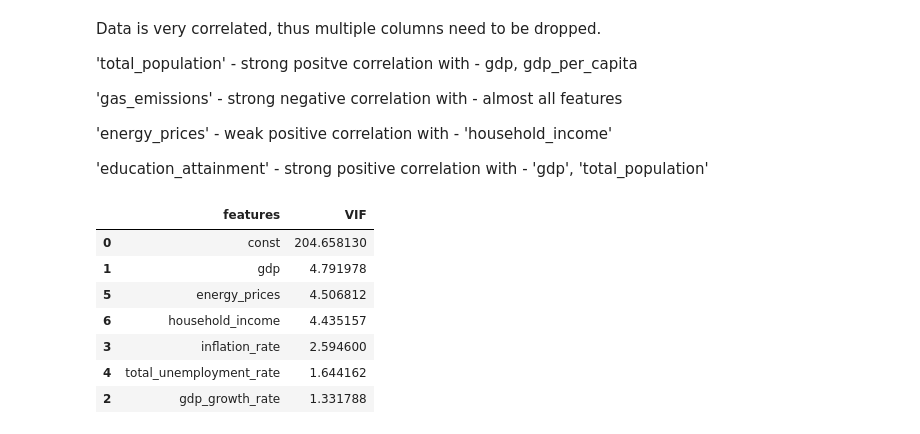
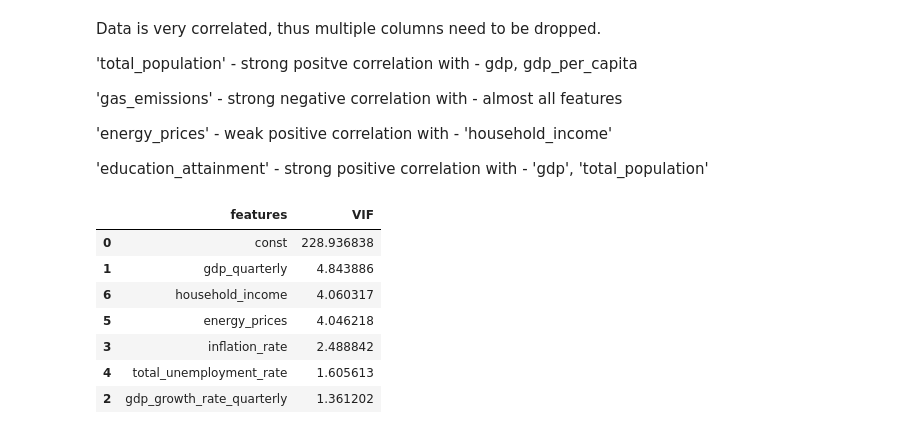
Before and after one commit to Grena30/Exploratory-Data-Analysis, a Jupyter notebook: EDA/analysis.ipynb, the cells around one changed output. Drawn from its saved outputs; the diff is of its cells as text; code cells hidden in the pictures.

```diff
--- a/EDA/analysis.ipynb
+++ b/EDA/analysis.ipynb
@@ -40,11 +35,13 @@ pd.set_option('display.max_colwidth', 100)
 ### Utils
 # %%
 agg_dict_yearly = {
+    'gdp_quarterly': 'sum',
     'gdp': 'first',
     'inflation_rate_annual': 'first',
     'education_attainment': 'first',
     'gdp_per_capita': 'first',
     'gdp_growth_rate': 'first',
+    'gdp_growth_rate_quarterly':'mean',
     'price_index': 'last',                  # take last month of year
     'energy_prices': 'mean',                # average if multiple months
     'gas_emissions': 'first',
@@ -66,7 +63,6 @@ agg_dict_yearly = {
 }
 
 drop_list_yearly = [
-    'gdp_quarterly',
     'inflation_rate_monthly_m',
     'inflation_rate_annual'
 ]
@@ -217,6 +213,9 @@ dtype: int64
 # %%
 df['gdp_growth_rate'] = (df['gdp'].pct_change() * 100).round(1)
 df.loc[df['gdp'].isna(), 'gdp_growth_rate'] = np.nan
+# %%
+df['gdp_growth_rate_quarterly'] = (df['gdp_quarterly'].pct_change() * 100).round(1)
+df.loc[df['gdp_quarterly'].isna(), 'gdp_growth_rate_quarterly'] = np.nan
 # %%
 df['household_income'] = df[[
         'household_income_q1',
@@ -383,25 +384,25 @@ Data is very correlated, thus multiple columns need to be dropped.
 # %%
 clean_df = pd.DataFrame()
 subset = aggregate_df[[
-    'gdp', 'gdp_growth_rate',
+    'gdp_quarterly', 'gdp_growth_rate_quarterly',
     'inflation_rate', 'total_unemployment_rate',
     'energy_prices', 'household_income',
 ]]
 
 clean_df = subset.dropna()
 clean_df = add_constant(clean_df)
 
 vif_df = pd.DataFrame()
 vif_df['features'] = clean_df.columns # pyright: ignore[reportAttributeAccessIssue]
 vif_df['VIF'] = [variance_inflation_factor(clean_df.values, i) for i in range(clean_df.shape[1])] # pyright: ignore[reportAttributeAccessIssue]
 
 vif_df.sort_values(by="VIF", ascending=False)
 # %% [output]
 |  | features | VIF |
-| 0 | const | 204.658130 |
-| 1 | gdp | 4.791978 |
-| 5 | energy_prices | 4.506812 |
-| 6 | household_income | 4.435157 |
-| 3 | inflation_rate | 2.594600 |
-| 4 | total_unemployment_rate | 1.644162 |
-| 2 | gdp_growth_rate | 1.331788 |
+| 0 | const | 228.936838 |
+| 1 | gdp_quarterly | 4.843886 |
+| 6 | household_income | 4.060317 |
+| 5 | energy_prices | 4.046218 |
+| 3 | inflation_rate | 2.488842 |
+| 4 | total_unemployment_rate | 1.605613 |
+| 2 | gdp_growth_rate_quarterly | 1.361202 |
```
Also changed, not shown: parts of 10 cells of this notebook, 3 other files.
